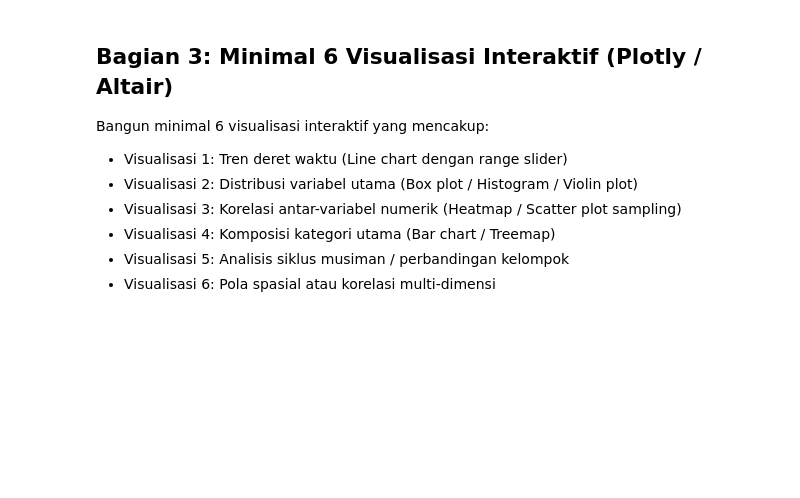
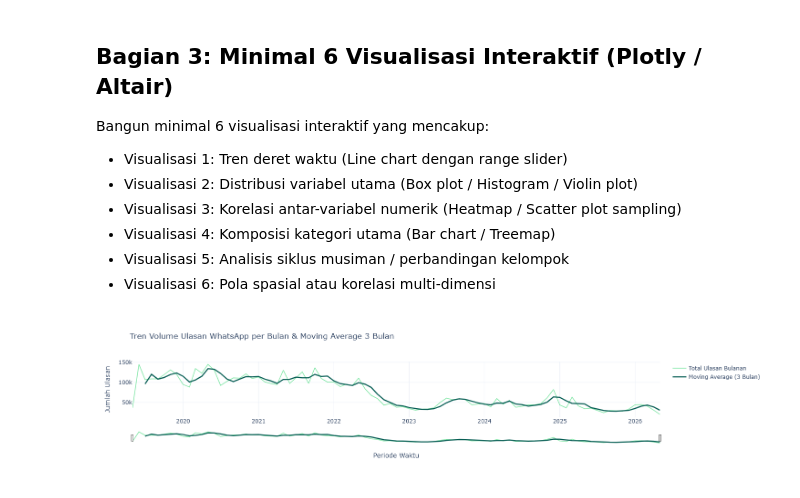
Before and after one commit to PanDiy2022/tugas1-abd-2026, a Jupyter notebook: notebooks/03_eda_and_insights.ipynb, the cells around one changed output. Cells and saved outputs as stored; diff of their text form; code cells hidden in the pictures; blank space fills up the shorter version.

Commit message:
Selesaikan Milestone 3: Analisis temporal, 6 visualisasi Plotly, dan 5 insight

```diff
--- a/notebooks/03_eda_and_insights.ipynb
+++ b/notebooks/03_eda_and_insights.ipynb
@@ -51,7 +156,35 @@ Bangun minimal 6 visualisasi interaktif yang mencakup:
 - Visualisasi 5: Analisis siklus musiman / perbandingan kelompok
 - Visualisasi 6: Pola spasial atau korelasi multi-dimensi
 # %%
-# Visualisasi 1: Tren Waktu Interaktif
-# fig1 = px.line(...)
-# fig1.show()
+# Visualisasi 1: Tren Waktu Interaktif dengan Range Slider
+fig1 = go.Figure()
+
+fig1.add_trace(go.Scatter(
+    x=df_temporal["at"],
+    y=df_temporal["total_ulasan"],
+    mode="lines",
+    name="Total Ulasan Bulanan",
+    line=dict(color="#25D366", width=1.5),
+    opacity=0.6
+))
+
+fig1.add_trace(go.Scatter(
+    x=df_temporal["at"],
+    y=df_temporal["ma_3_bulan"],
+    mode="lines",
+    name="Moving Average (3 Bulan)",
+    line=dict(color="#075E54", width=2.5)
+))
+
+fig1.update_layout(
+    title="Tren Volume Ulasan WhatsApp per Bulan & Moving Average 3 Bulan",
+    xaxis_title="Periode Waktu",
+    yaxis_title="Jumlah Ulasan",
+    hovermode="x unified",
+    template="plotly_white"
+)
+fig1.update_xaxes(rangeslider_visible=True)
+fig1.show()
+# %% [output]
+[figure, added]
 # %%
```
Also changed, not shown: parts of 9 cells of this notebook.
